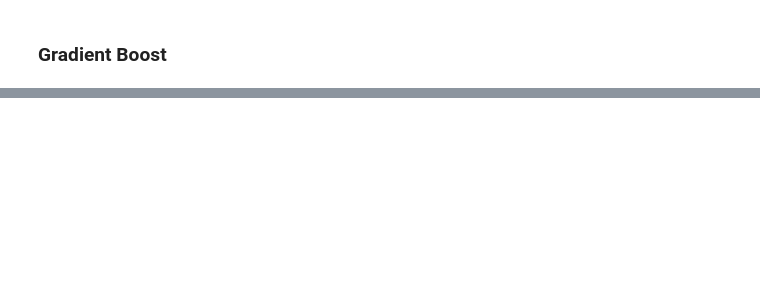
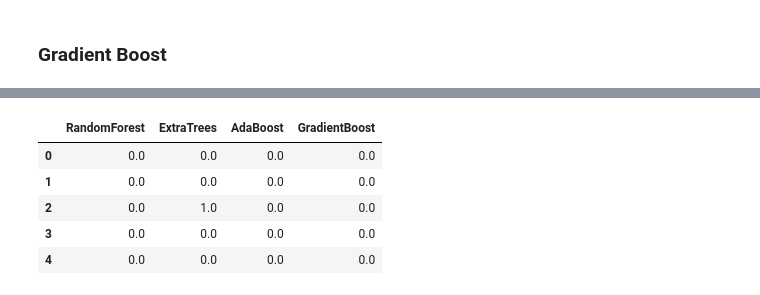
Before and after one commit to dataforgoodfr/batch_5_transplant, a Jupyter notebook: notebooks/Modeling - Comparing Machine Learning Methods .ipynb, the cells around one changed output, grey strips where cells are left out. Cells and saved outputs as stored; diff of their text form; code cells hidden in the pictures; blank space fills up the shorter version.

```diff
--- a/notebooks/Modeling - Comparing Machine Learning Methods .ipynb
+++ b/notebooks/Modeling - Comparing Machine Learning Methods .ipynb
@@ -156,5 +204,5 @@ choix_features_5=set(choix_features_4 + choix_features_1)
 # %%
-Choix_Features=choix_features_5
+Choix_Features=choix_features_11
 # %%
 X_train=train[Choix_Features].values
 X_test=test[Choix_Features].values
@@ -169,7 +217,7 @@ X_train.shape, X_test.shape, y_train.shape, y_test.shape
 # %% [markdown]
 We need to change the y format in order to make our models work
 # %%
-y_train, y_test = y_train.reshape(-1, 1), y_test.reshape(-1, 1)
+y_train, y_test = y_train.reshape(-1, 1).ravel() , y_test.reshape(-1, 1).ravel()
 # %%
 X_train.shape, X_test.shape, y_train.shape, y_test.shape
 # %% [output]
@@ -232,7 +280,7 @@ def get_oof(clf, x_train, y_train, x_test):
 rf_params = {
     'n_jobs': -1,
     'n_estimators': 500,
-    'warm_start': True,
+    #'warm_start': True,
     # 'max_features': 0.2,
     'max_depth': 6,
     'min_samples_leaf': 2,
@@ -611,0 +676,14 @@ py.iplot(fig, filename='scatter2010')
+# %%
+base_predictions_train = pd.DataFrame( {'RandomForest': rf_oof_train.ravel(),
+     'ExtraTrees': et_oof_train.ravel(),
+     'AdaBoost': ada_oof_train.ravel(),
+      'GradientBoost': gb_oof_train.ravel()
+    })
+base_predictions_train.head()
+# %% [output]
+|  | RandomForest | ExtraTrees | AdaBoost | GradientBoost |
+| 0 | 0.0 | 0.0 | 0.0 | 0.0 |
+| 1 | 0.0 | 0.0 | 0.0 | 0.0 |
+| 2 | 0.0 | 1.0 | 0.0 | 0.0 |
+| 3 | 0.0 | 0.0 | 0.0 | 0.0 |
+| 4 | 0.0 | 0.0 | 0.0 | 0.0 |
```
Also changed, not shown: parts of 30 cells of this notebook, 2 other files.
